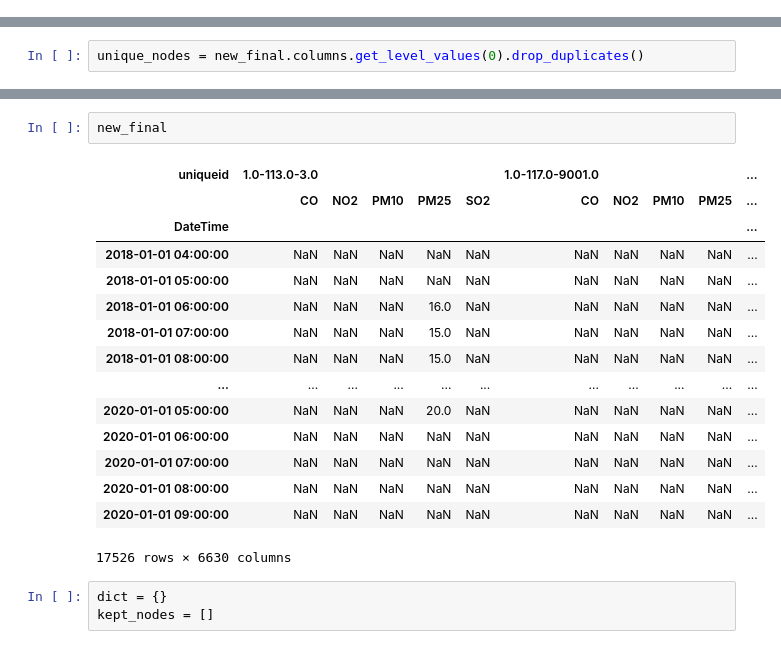
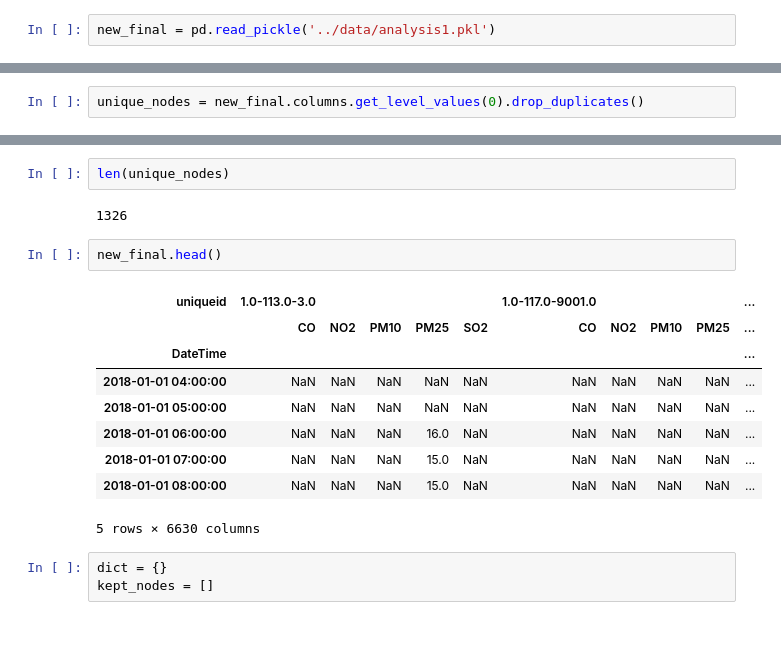
Before and after one commit to NicoArmas/gdl_air_quality, a Jupyter notebook: code/experiments.ipynb, the cells around one changed output, grey strips where cells are left out. Saved outputs shown, nothing was run; the diff lists cells and outputs as text.

```diff
--- a/code/experiments.ipynb
+++ b/code/experiments.ipynb
@@ -122,3 +34,5 @@ new_final = final_operations(final)
+# %%
+new_final = pd.read_pickle('../data/analysis1.pkl')
 # %% [markdown]
 ### Analisys of NaNs values per node (all features)
 # %% [markdown]
@@ -139,21 +42,19 @@ Index(['1.0-113.0-3.0', '1.0-117.0-9001.0', '1.0-119.0-3.0', '1.0-73.0-1003.0',
+# %%
+len(unique_nodes)
+# %% [output]
+1326
 # %%
-new_final
+new_final.head()
 # %% [output]
 | uniqueid | 1.0-113.0-3.0 |  |  |  |  | 1.0-117.0-9001.0 |  |  |  | ... |
 |  | CO | NO2 | PM10 | PM25 | SO2 | CO | NO2 | PM10 | PM25 | ... |
 | DateTime |  |  |  |  |  |  |  |  |  | ... |
 | 2018-01-01 04:00:00 | NaN | NaN | NaN | NaN | NaN | NaN | NaN | NaN | NaN | ... |
 | 2018-01-01 05:00:00 | NaN | NaN | NaN | NaN | NaN | NaN | NaN | NaN | NaN | ... |
 | 2018-01-01 06:00:00 | NaN | NaN | NaN | 16.0 | NaN | NaN | NaN | NaN | NaN | ... |
 | 2018-01-01 07:00:00 | NaN | NaN | NaN | 15.0 | NaN | NaN | NaN | NaN | NaN | ... |
 | 2018-01-01 08:00:00 | NaN | NaN | NaN | 15.0 | NaN | NaN | NaN | NaN | NaN | ... |
-| ... | ... | ... | ... | ... | ... | ... | ... | ... | ... | ... |
-| 2020-01-01 05:00:00 | NaN | NaN | NaN | 20.0 | NaN | NaN | NaN | NaN | NaN | ... |
-| 2020-01-01 06:00:00 | NaN | NaN | NaN | NaN | NaN | NaN | NaN | NaN | NaN | ... |
-| 2020-01-01 07:00:00 | NaN | NaN | NaN | NaN | NaN | NaN | NaN | NaN | NaN | ... |
-| 2020-01-01 08:00:00 | NaN | NaN | NaN | NaN | NaN | NaN | NaN | NaN | NaN | ... |
-| 2020-01-01 09:00:00 | NaN | NaN | NaN | NaN | NaN | NaN | NaN | NaN | NaN | ... |
-17526 rows × 6630 columns
+5 rows × 6630 columns
 # %%
 dict = {}
 kept_nodes = []
```
Also changed, not shown: parts of 35 cells of this notebook.
